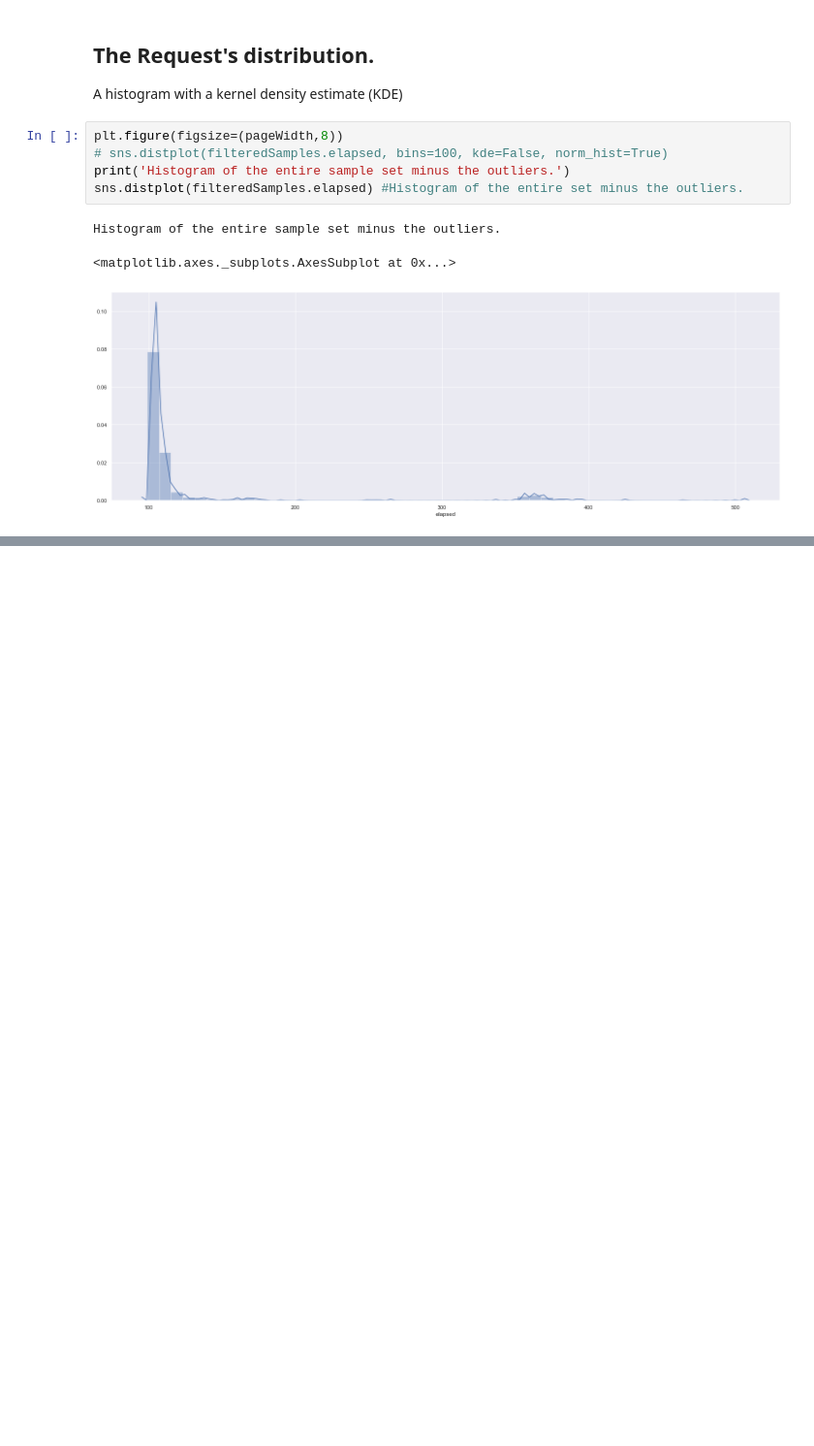
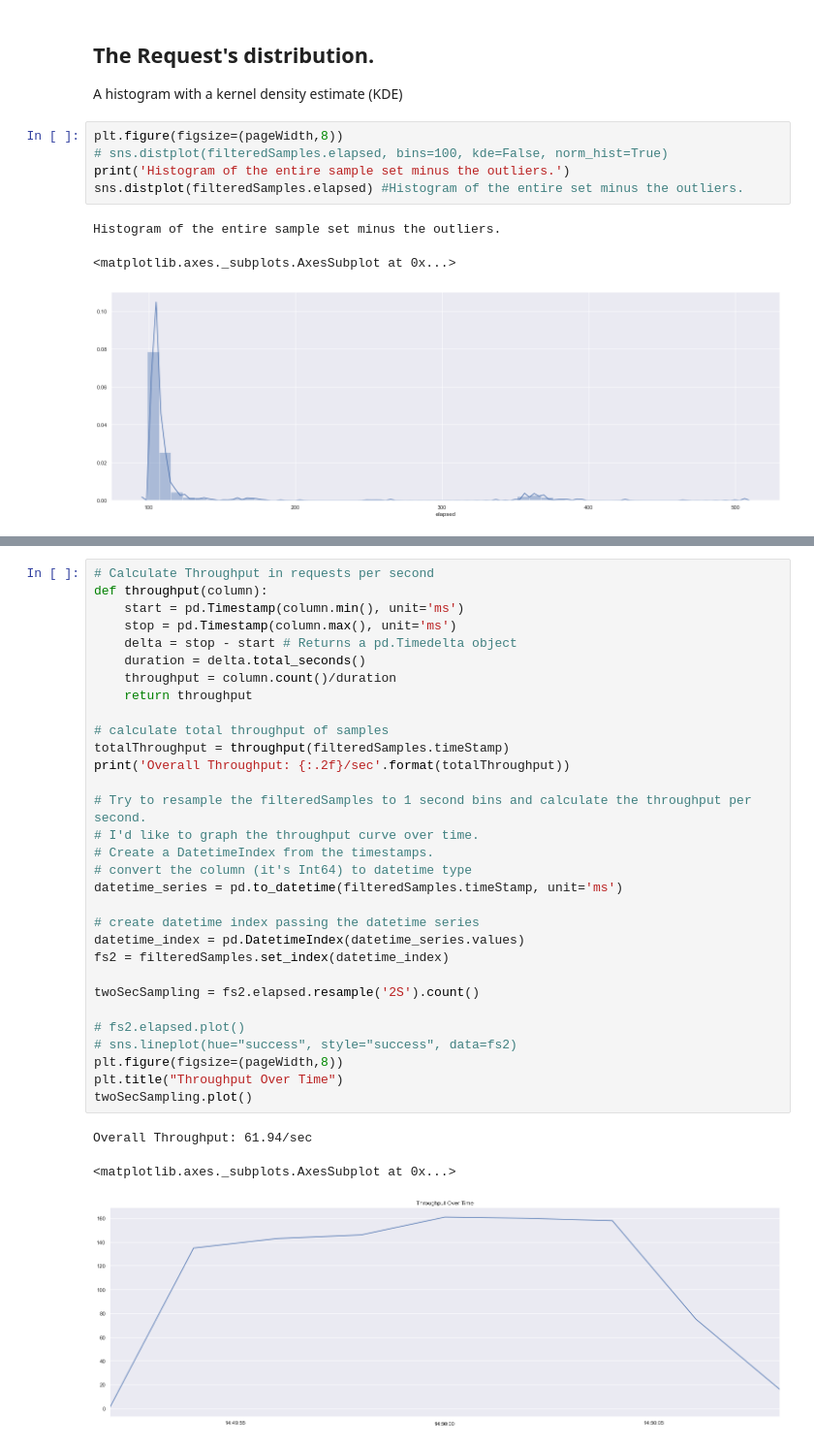
Before and after one commit to CSGStrategicEngagements/salesforce-dx-jmeter-example, a Jupyter notebook: Analysis.ipynb, the cells around one changed output, grey strips where cells are left out. Shown: that part at 97% size. Drawn from its saved outputs; the diff is of its cells as text; blank space fills up the shorter version.

```diff
--- a/Analysis.ipynb
+++ b/Analysis.ipynb
@@ -126,2 +162,37 @@ Two Histograms displaying [100,200] and [300, 400]
 <matplotlib.axes._subplots.AxesSubplot at 0x...>
 [figure]
+# %%
+# Calculate Throughput in requests per second
+def throughput(column):
+    start = pd.Timestamp(column.min(), unit='ms')
+    stop = pd.Timestamp(column.max(), unit='ms')
+    delta = stop - start # Returns a pd.Timedelta object
+    duration = delta.total_seconds()
+    throughput = column.count()/duration
+    return throughput
+
+# calculate total throughput of samples
+totalThroughput = throughput(filteredSamples.timeStamp)
+print('Overall Throughput: {:.2f}/sec'.format(totalThroughput))
+
+# Try to resample the filteredSamples to 1 second bins and calculate the throughput per second.
+# I'd like to graph the throughput curve over time.
+# Create a DatetimeIndex from the timestamps.
+# convert the column (it's Int64) to datetime type
+datetime_series = pd.to_datetime(filteredSamples.timeStamp, unit='ms')
+
+# create datetime index passing the datetime series
+datetime_index = pd.DatetimeIndex(datetime_series.values)
+fs2 = filteredSamples.set_index(datetime_index)
+
+twoSecSampling = fs2.elapsed.resample('2S').count()
+
+# fs2.elapsed.plot()
+# sns.lineplot(hue="success", style="success", data=fs2)
+plt.figure(figsize=(pageWidth,8))
+plt.title("Throughput Over Time")
+twoSecSampling.plot()
+# %% [output]
+Overall Throughput: 61.94/sec
+<matplotlib.axes._subplots.AxesSubplot at 0x...>
+[figure, added]
```
Also changed, not shown: parts of 12 cells of this notebook, 4 other files.
